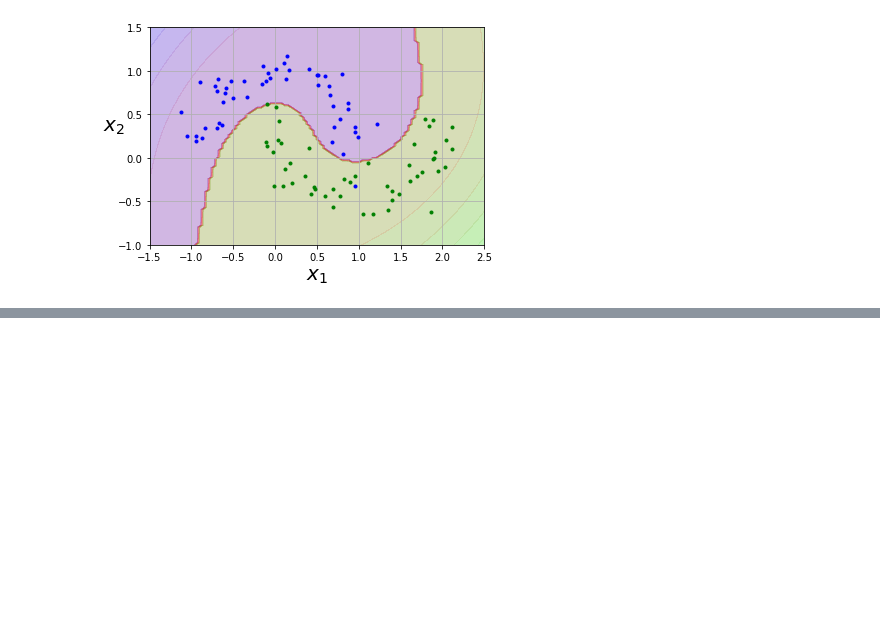
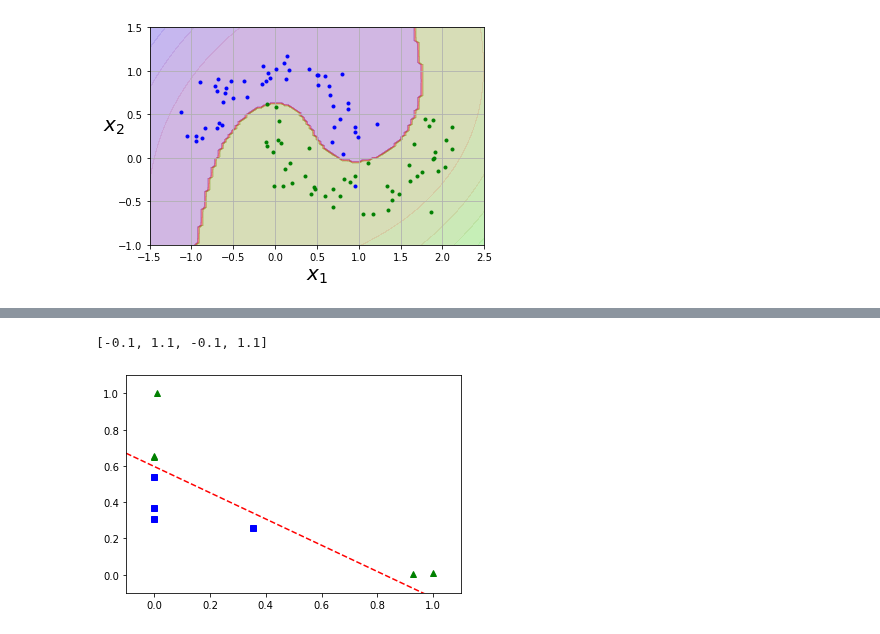
Before and after one commit to codywill/ml-sandbox, a Jupyter notebook: hands-on/Chapter 5 - Support Vector Machines.ipynb, the cells around one changed output, grey strips where cells are left out. Cells and saved outputs as stored; diff of their text form; code cells hidden in the pictures; blank space fills up the shorter version.

```diff
--- a/hands-on/Chapter 5 - Support Vector Machines.ipynb
+++ b/hands-on/Chapter 5 - Support Vector Machines.ipynb
@@ -207,0 +247,13 @@ plot_predictions(poly_kernel_svm_clf, axes)
+# %%
+# Apply the Gaussian RBF to the data for each landmark and separate by similarity
+x_k = np.c_[gaussian_rbf(x_1, landmarks[0], gamma), gaussian_rbf(x_1, landmarks[1], gamma)]
+y_k = np.array([0, 0, 1, 1, 1, 1, 1, 0, 0])
+plt.plot(x_k[:, 0][y_k==0], x_k[:, 1][y_k==0], "bs")
+plt.plot(x_k[:, 0][y_k==1], x_k[:, 1][y_k==1], "g^")
+plt.plot([-0.1, 1.1], [0.67, -0.2], "r--")
+
+# Demonstrate linear separability
+plt.axis([-0.1, 1.1, -0.1, 1.1])
+# %% [output]
+[-0.1, 1.1, -0.1, 1.1]
+[figure, added]
```
Also changed, not shown: parts of 3 cells of this notebook.
